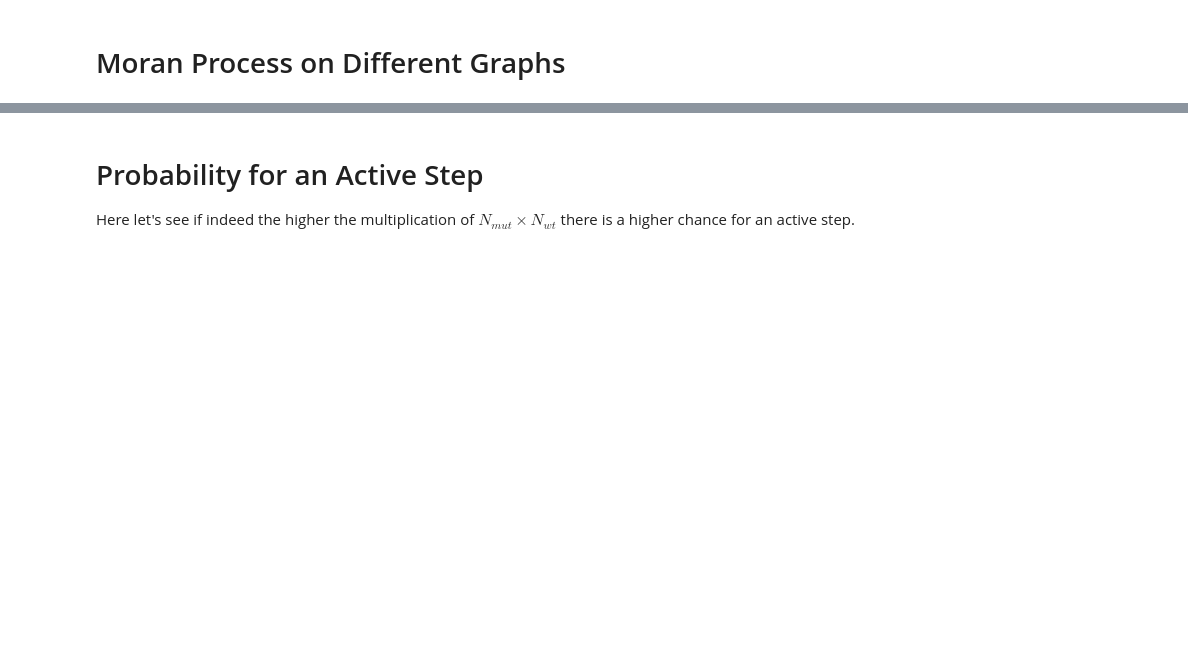
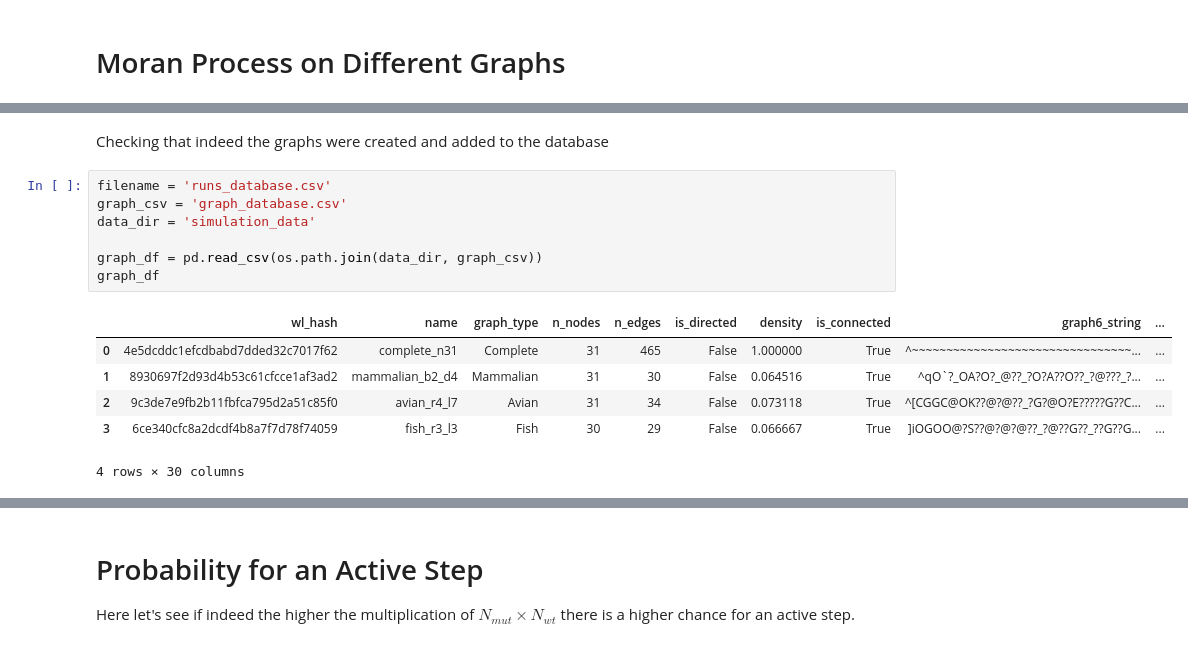
Before and after one commit to matanyaw9/Moran-Process, a Jupyter notebook: df_analysis.ipynb, the cells around one changed output, grey strips where cells are left out. Saved outputs shown, nothing was run; the diff lists cells and outputs as text; blank space fills up the shorter version.

```diff
--- a/df_analysis.ipynb
+++ b/df_analysis.ipynb
@@ -15 +18,17 @@ sns.set_theme(style="whitegrid")
+# %% [markdown]
+Checking that indeed the graphs were created and added to the database
+# %%
+filename = 'runs_database.csv'
+graph_csv = 'graph_database.csv'
+data_dir = 'simulation_data'
+
+graph_df = pd.read_csv(os.path.join(data_dir, graph_csv))
+graph_df
+# %% [output]
+|  | wl_hash | name | graph_type | n_nodes | n_edges | is_directed | density | is_connected | graph6_string | ... |
+| 0 | 4e5dcddc1efcdbabd7dded32c7017f62 | complete_n31 | Complete | 31 | 465 | False | 1.000000 | True | ^~~~~~~~~~~~~~~~~~~~~~~~~~~~~~~~~... | ... |
+| 1 | 8930697f2d93d4b53c61cfcce1af3ad2 | mammalian_b2_d4 | Mammalian | 31 | 30 | False | 0.064516 | True | ^qO`?_OA?O?_@??_?O?A??O??_?@???_?... | ... |
+| 2 | 9c3de7e9fb2b11fbfca795d2a51c85f0 | avian_r4_l7 | Avian | 31 | 34 | False | 0.073118 | True | ^[CGGC@OK??@?@??_?G?@O?E?????G??C... | ... |
+| 3 | 6ce340cfc8a2dcdf4b8a7f7d78f74059 | fish_r3_l3 | Fish | 30 | 29 | False | 0.066667 | True | ]iOGOO@?S??@?@?@??_?@??G??_??G??G... | ... |
+4 rows × 30 columns
 # %%
```
Also changed, not shown: parts of 12 cells of this notebook, 2 other files.
